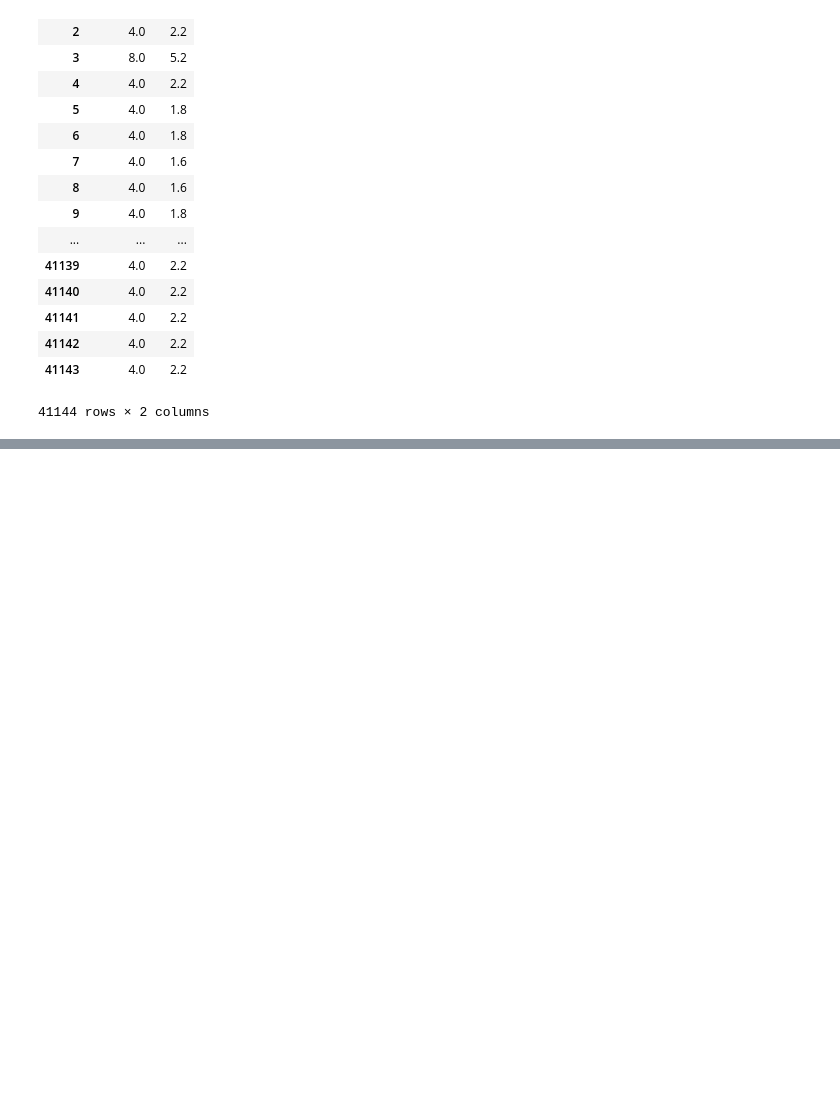
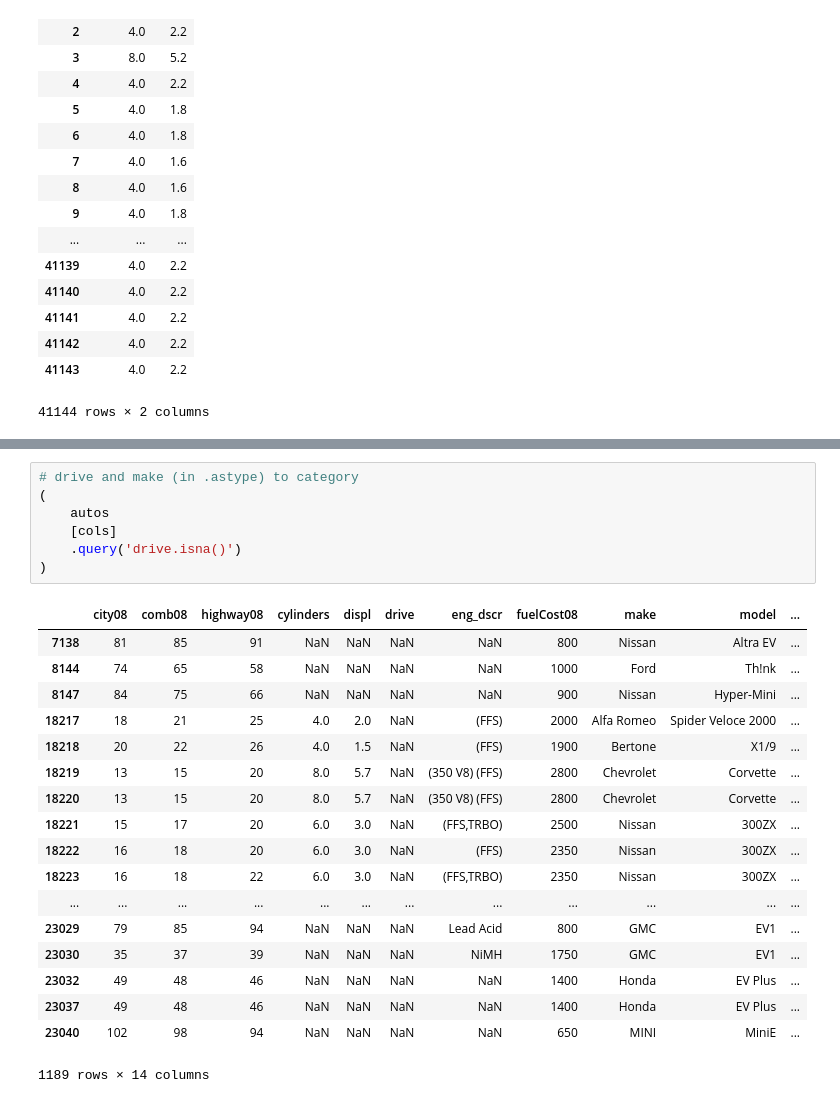
Before and after one commit to ravitxyz/python_data_analysis, a Jupyter notebook: effective_pandas/notebook.ipynb, the cells around one changed output, grey strips where cells are left out. Drawn from its saved outputs; the diff is of its cells as text; blank space fills up the shorter version.

```diff
--- a/effective_pandas/notebook.ipynb
+++ b/effective_pandas/notebook.ipynb
@@ -208,0 +362,26 @@ iinfo(min=-32768, max=32767, dtype=int16)
+# %%
+# drive and make (in .astype) to category
+(
+    autos
+    [cols]
+    .query('drive.isna()')
+)
+# %% [output]
+|  | city08 | comb08 | highway08 | cylinders | displ | drive | eng_dscr | fuelCost08 | make | model | ... |
+| 7138 | 81 | 85 | 91 | NaN | NaN | NaN | NaN | 800 | Nissan | Altra EV | ... |
+| 8144 | 74 | 65 | 58 | NaN | NaN | NaN | NaN | 1000 | Ford | Th!nk | ... |
+| 8147 | 84 | 75 | 66 | NaN | NaN | NaN | NaN | 900 | Nissan | Hyper-Mini | ... |
+| 18217 | 18 | 21 | 25 | 4.0 | 2.0 | NaN | (FFS) | 2000 | Alfa Romeo | Spider Veloce 2000 | ... |
+| 18218 | 20 | 22 | 26 | 4.0 | 1.5 | NaN | (FFS) | 1900 | Bertone | X1/9 | ... |
+| 18219 | 13 | 15 | 20 | 8.0 | 5.7 | NaN | (350 V8) (FFS) | 2800 | Chevrolet | Corvette | ... |
+| 18220 | 13 | 15 | 20 | 8.0 | 5.7 | NaN | (350 V8) (FFS) | 2800 | Chevrolet | Corvette | ... |
+| 18221 | 15 | 17 | 20 | 6.0 | 3.0 | NaN | (FFS,TRBO) | 2500 | Nissan | 300ZX | ... |
+| 18222 | 16 | 18 | 20 | 6.0 | 3.0 | NaN | (FFS) | 2350 | Nissan | 300ZX | ... |
+| 18223 | 16 | 18 | 22 | 6.0 | 3.0 | NaN | (FFS,TRBO) | 2350 | Nissan | 300ZX | ... |
+| ... | ... | ... | ... | ... | ... | ... | ... | ... | ... | ... | ... |
+| 23029 | 79 | 85 | 94 | NaN | NaN | NaN | Lead Acid | 800 | GMC | EV1 | ... |
+| 23030 | 35 | 37 | 39 | NaN | NaN | NaN | NiMH | 1750 | GMC | EV1 | ... |
+| 23032 | 49 | 48 | 46 | NaN | NaN | NaN | NaN | 1400 | Honda | EV Plus | ... |
+| 23037 | 49 | 48 | 46 | NaN | NaN | NaN | NaN | 1400 | Honda | EV Plus | ... |
+| 23040 | 102 | 98 | 94 | NaN | NaN | NaN | NaN | 650 | MINI | MiniE | ... |
+1189 rows × 14 columns
```
Also changed, not shown: parts of 13 cells of this notebook.
